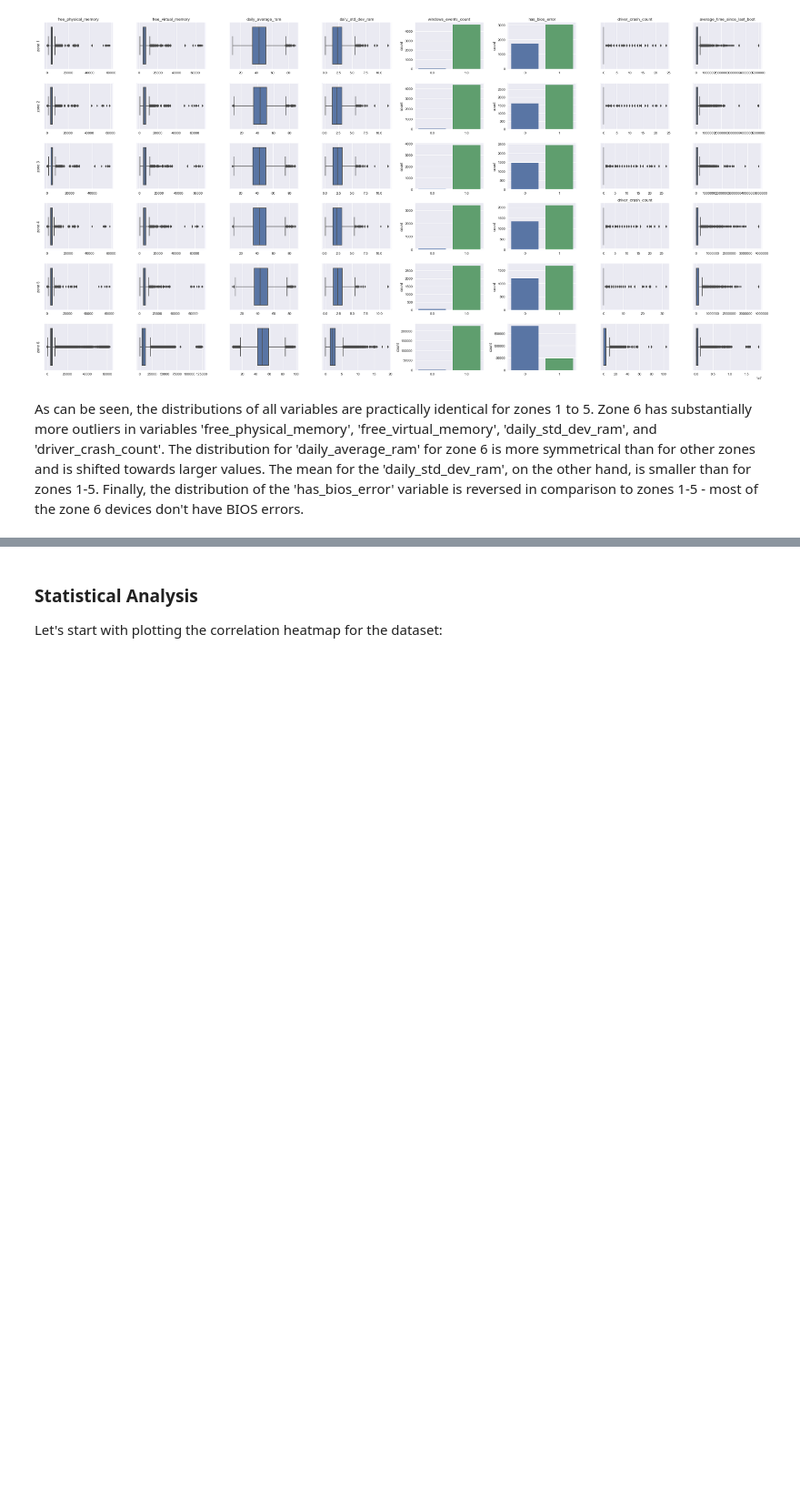
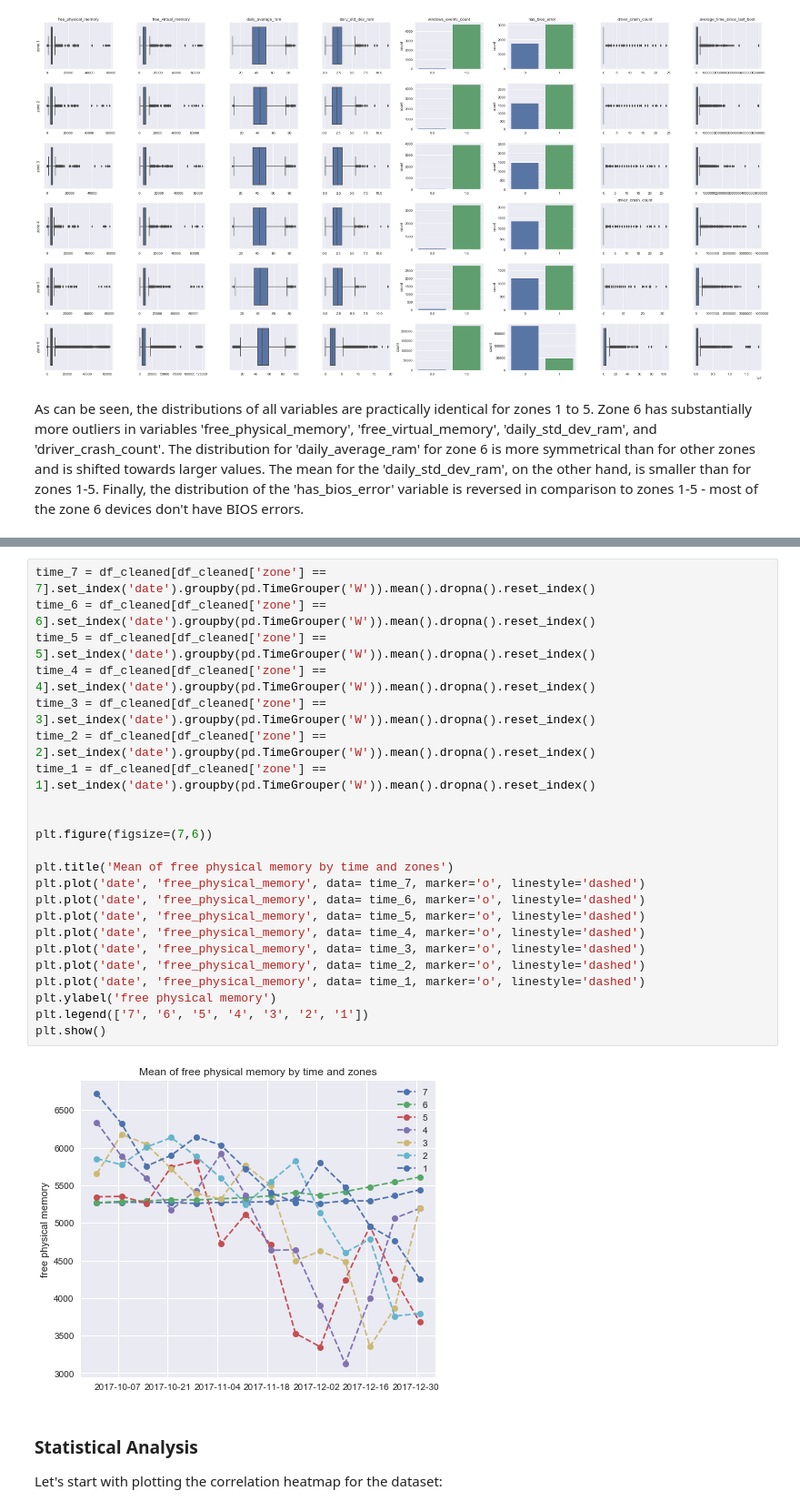
Before and after one commit to mamnunam/Springboard_Data_Science_track, a Jupyter notebook: Capstone_2/Capstone_project_2.ipynb, the cells around one changed output, grey strips where cells are left out. Shown: that part at 91% size. Saved outputs shown, nothing was run; the diff lists cells and outputs as text; blank space fills up the shorter version.

```diff
--- a/Capstone_2/Capstone_project_2.ipynb
+++ b/Capstone_2/Capstone_project_2.ipynb
@@ -603,3 +607,28 @@ As can be seen, the distributions of all variables are practically identical for
+# %%
+time_7 = df_cleaned[df_cleaned['zone'] == 7].set_index('date').groupby(pd.TimeGrouper('W')).mean().dropna().reset_index()
+time_6 = df_cleaned[df_cleaned['zone'] == 6].set_index('date').groupby(pd.TimeGrouper('W')).mean().dropna().reset_index()
+time_5 = df_cleaned[df_cleaned['zone'] == 5].set_index('date').groupby(pd.TimeGrouper('W')).mean().dropna().reset_index()
+time_4 = df_cleaned[df_cleaned['zone'] == 4].set_index('date').groupby(pd.TimeGrouper('W')).mean().dropna().reset_index()
+time_3 = df_cleaned[df_cleaned['zone'] == 3].set_index('date').groupby(pd.TimeGrouper('W')).mean().dropna().reset_index()
+time_2 = df_cleaned[df_cleaned['zone'] == 2].set_index('date').groupby(pd.TimeGrouper('W')).mean().dropna().reset_index()
+time_1 = df_cleaned[df_cleaned['zone'] == 1].set_index('date').groupby(pd.TimeGrouper('W')).mean().dropna().reset_index()
+
+
+plt.figure(figsize=(7,6))
+
+plt.title('Mean of free physical memory by time and zones')
+plt.plot('date', 'free_physical_memory', data= time_7, marker='o', linestyle='dashed')
+plt.plot('date', 'free_physical_memory', data= time_6, marker='o', linestyle='dashed')
+plt.plot('date', 'free_physical_memory', data= time_5, marker='o', linestyle='dashed')
+plt.plot('date', 'free_physical_memory', data= time_4, marker='o', linestyle='dashed')
+plt.plot('date', 'free_physical_memory', data= time_3, marker='o', linestyle='dashed')
+plt.plot('date', 'free_physical_memory', data= time_2, marker='o', linestyle='dashed')
+plt.plot('date', 'free_physical_memory', data= time_1, marker='o', linestyle='dashed')
+plt.ylabel('free physical memory')
+plt.legend(['7', '6', '5', '4', '3', '2', '1'])
+plt.show()
+# %% [output]
+[figure, added]
 # %% [markdown]
 ### Statistical Analysis
 
```
Also changed, not shown: parts of 6 cells of this notebook.
